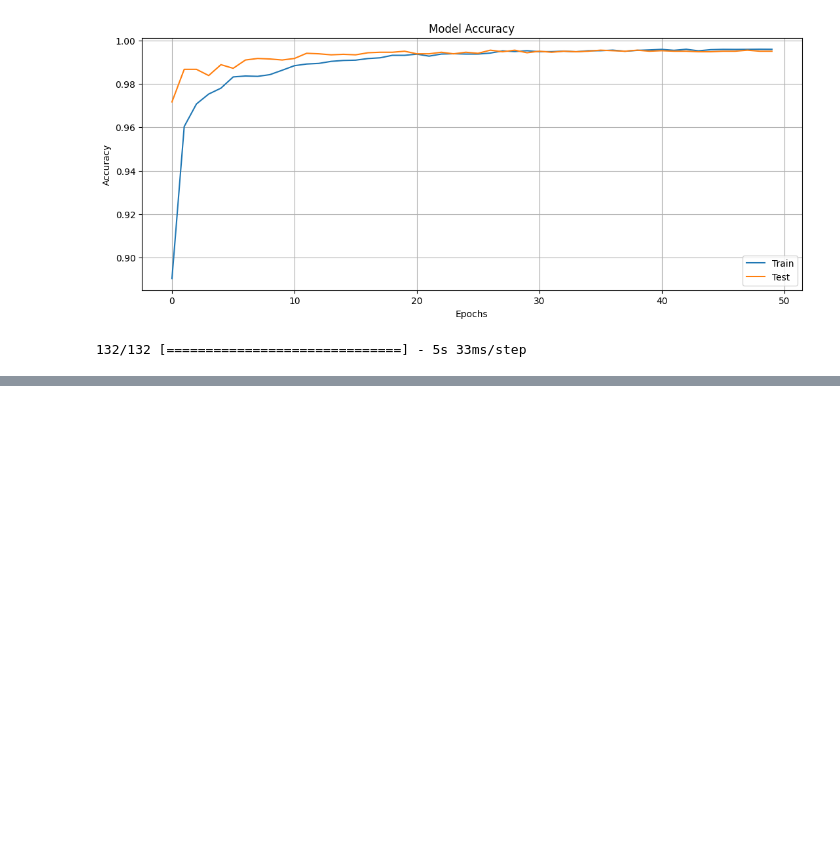
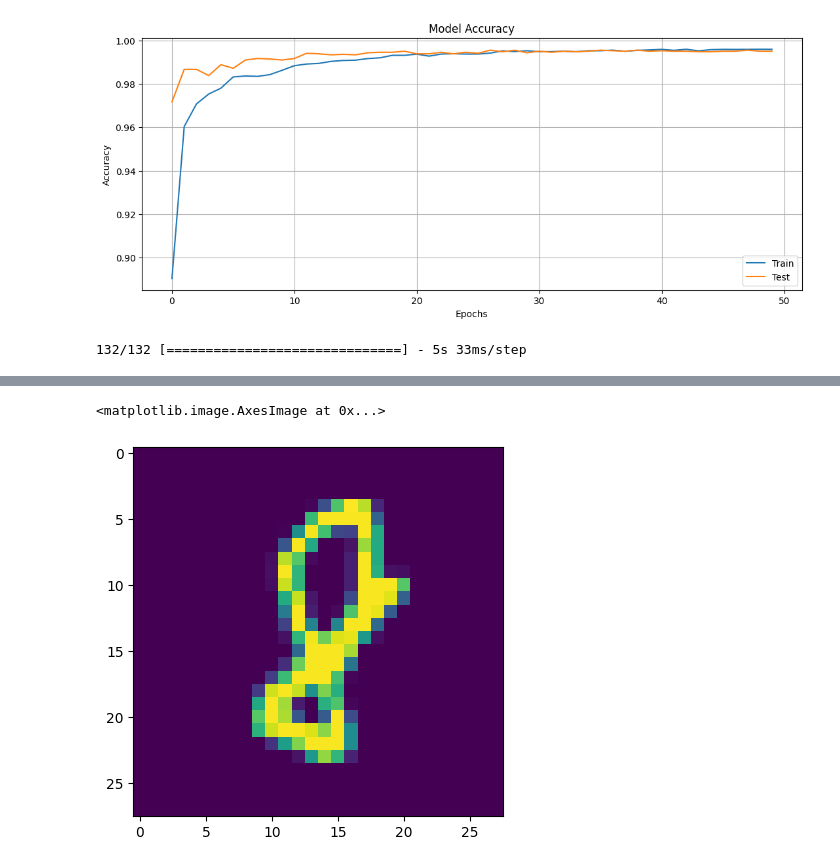
Before and after one commit to usmanmalik07/Adept-Internship, a Jupyter notebook: KerasCNN.ipynb, the cells around one changed output, grey strips where cells are left out. Saved outputs shown, nothing was run; the diff lists cells and outputs as text; code cells hidden in the pictures; blank space fills up the shorter version.

```diff
--- a/KerasCNN.ipynb
+++ b/KerasCNN.ipynb
@@ -151,0 +192,5 @@ answer.to_csv('answer.csv',index=False)
+# %%
+plt.imshow(x_test[0])
+# %% [output]
+<matplotlib.image.AxesImage at 0x...>
+[figure, added]
```
Also changed, not shown: parts of 22 cells of this notebook.
